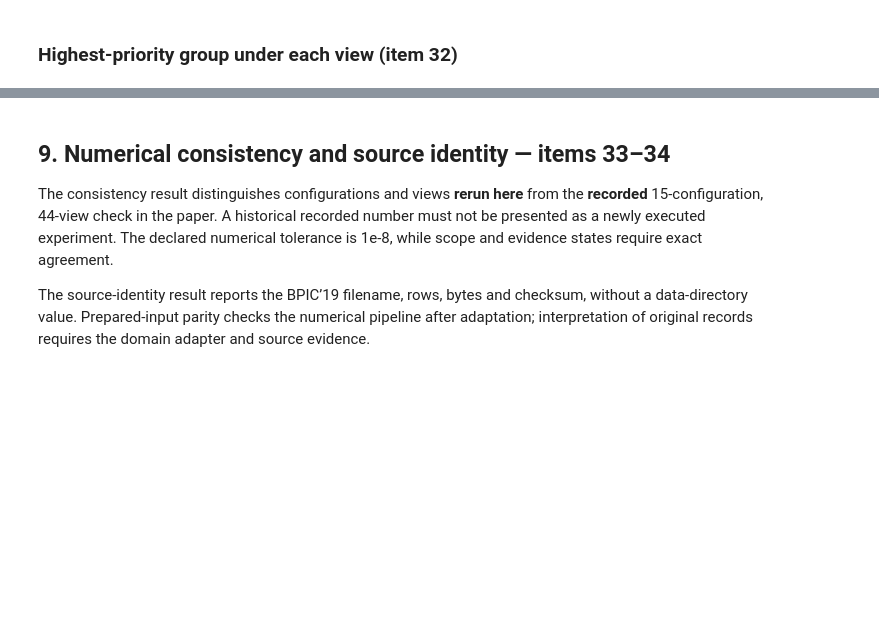
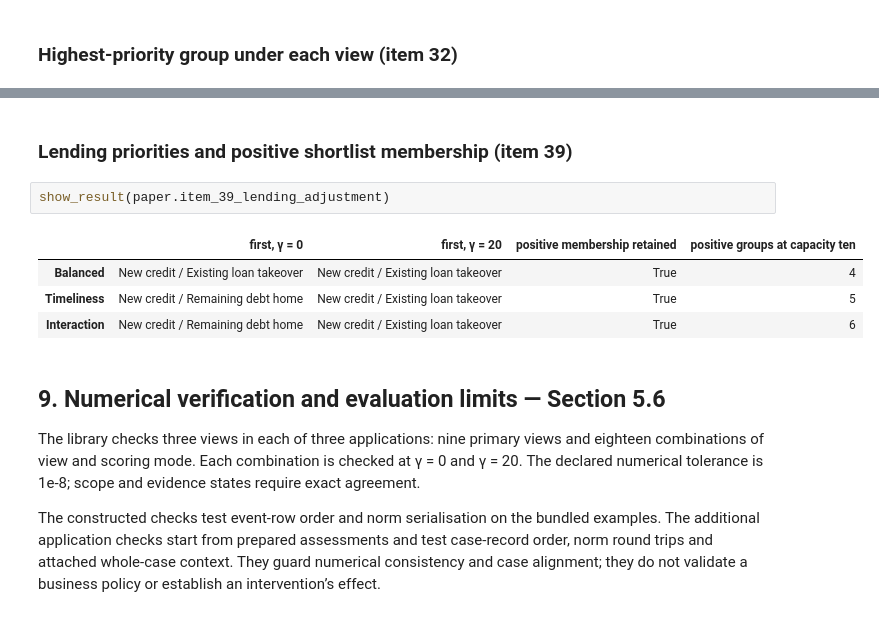
Before and after one commit to feelfine1977/wise-pm-library, a Jupyter notebook: notebooks/WISE_Evaluation.ipynb, the cells around one changed output, grey strips where cells are left out. Saved outputs shown, nothing was run; the diff lists cells and outputs as text; blank space fills up the shorter version.

```diff
--- a/notebooks/WISE_Evaluation.ipynb
+++ b/notebooks/WISE_Evaluation.ipynb
@@ -481,8 +591,17 @@ show_result(paper.item_32_lending_first_slices)
+# %% [markdown]
+### Lending priorities and positive shortlist membership (item 39)
+# %%
+show_result(paper.item_39_lending_adjustment)
+# %% [output]
+|  | first, γ = 0 | first, γ = 20 | positive membership retained | positive groups at capacity ten |
+| Balanced | New credit / Existing loan takeover | New credit / Existing loan takeover | True | 4 |
+| Timeliness | New credit / Remaining debt home | New credit / Existing loan takeover | True | 5 |
+| Interaction | New credit / Remaining debt home | New credit / Existing loan takeover | True | 6 |
 # %% [markdown]
-## 9. Numerical consistency and source identity — items 33–34
+## 9. Numerical verification and evaluation limits — Section 5.6
 
-The consistency result distinguishes configurations and views **rerun here** from the **recorded** 15-configuration, 44-view check in the paper. A historical recorded number must not be presented as a newly executed experiment. The declared numerical tolerance is 1e-8, while scope and evidence states require exact agreement.
+The library checks three views in each of three applications: nine primary views and eighteen combinations of view and scoring mode. Each combination is checked at γ = 0 and γ = 20. The declared numerical tolerance is 1e-8; scope and evidence states require exact agreement.
 
-The source-identity result reports the BPIC’19 filename, rows, bytes and checksum, without a data-directory value. Prepared-input parity checks the numerical pipeline after adaptation; interpretation of original records requires the domain adapter and source evidence.
+The constructed checks test event-row order and norm serialisation on the bundled examples. The additional application checks start from prepared assessments and test case-record order, norm round trips and attached whole-case context. They guard numerical consistency and case alignment; they do not validate a business policy or establish an intervention’s effect.
 # %%
 show_result(paper.item_33_consistency_check)
```
Also changed, not shown: parts of 72 cells of this notebook, 20 other files.
